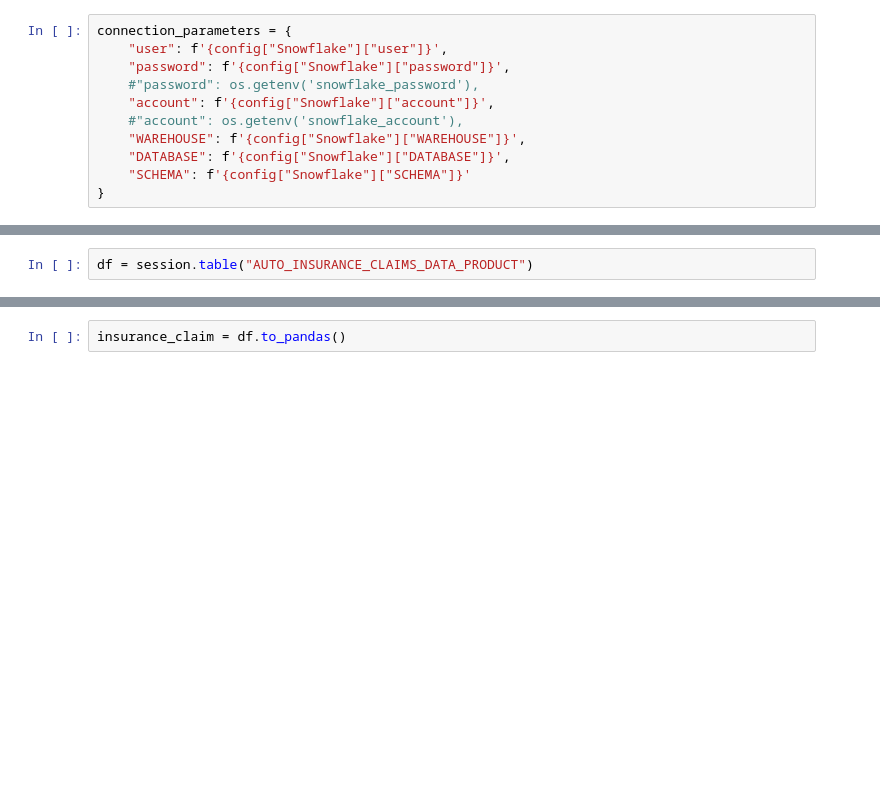
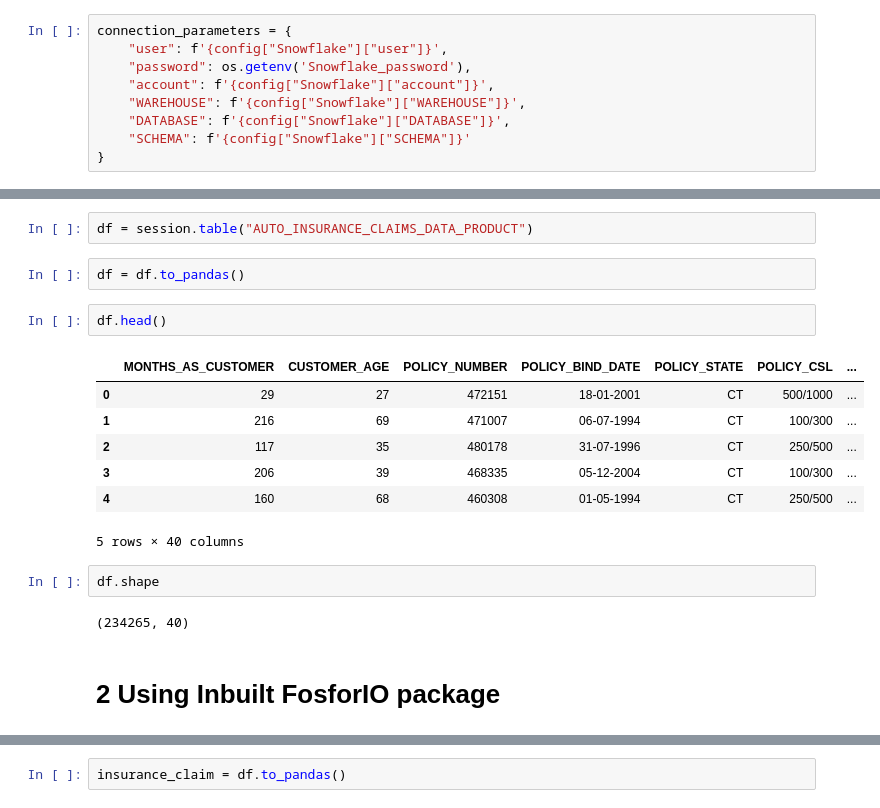
Before and after one commit to mhs10031990/INS_CLAIMS_RESERVE_Repo, a Jupyter notebook: Claims_Data_Exploration.ipynb, the cells around one changed output, grey strips where cells are left out. Drawn from its saved outputs; the diff is of its cells as text; blank space fills up the shorter version.

```diff
--- a/Claims_Data_Exploration.ipynb
+++ b/Claims_Data_Exploration.ipynb
@@ -92,10 +94,8 @@ config.read("snowflake_connection.ini")
 # %%
 connection_parameters = {
     "user": f'{config["Snowflake"]["user"]}',
-    "password": f'{config["Snowflake"]["password"]}',
-    #"password": os.getenv('snowflake_password'),
+    "password": os.getenv('Snowflake_password'),
     "account": f'{config["Snowflake"]["account"]}',
-    #"account": os.getenv('snowflake_account'),
     "WAREHOUSE": f'{config["Snowflake"]["WAREHOUSE"]}',
     "DATABASE": f'{config["Snowflake"]["DATABASE"]}',
     "SCHEMA": f'{config["Snowflake"]["SCHEMA"]}'
@@ -114,3 +114,21 @@ session = snowflake_connector(connection_parameters)
 connection successful!
 # %%
 df = session.table("AUTO_INSURANCE_CLAIMS_DATA_PRODUCT")
+# %%
+df = df.to_pandas()
+# %%
+df.head()
+# %% [output]
+|  | MONTHS_AS_CUSTOMER | CUSTOMER_AGE | POLICY_NUMBER | POLICY_BIND_DATE | POLICY_STATE | POLICY_CSL | ... |
+| 0 | 29 | 27 | 472151 | 18-01-2001 | CT | 500/1000 | ... |
+| 1 | 216 | 69 | 471007 | 06-07-1994 | CT | 100/300 | ... |
+| 2 | 117 | 35 | 480178 | 31-07-1996 | CT | 250/500 | ... |
+| 3 | 206 | 39 | 468335 | 05-12-2004 | CT | 100/300 | ... |
+| 4 | 160 | 68 | 460308 | 01-05-1994 | CT | 250/500 | ... |
+5 rows × 40 columns
+# %%
+df.shape
+# %% [output]
+(234265, 40)
+# %% [markdown]
+# 2 Using Inbuilt FosforIO package
```
Also changed, not shown: parts of 27 cells of this notebook.
